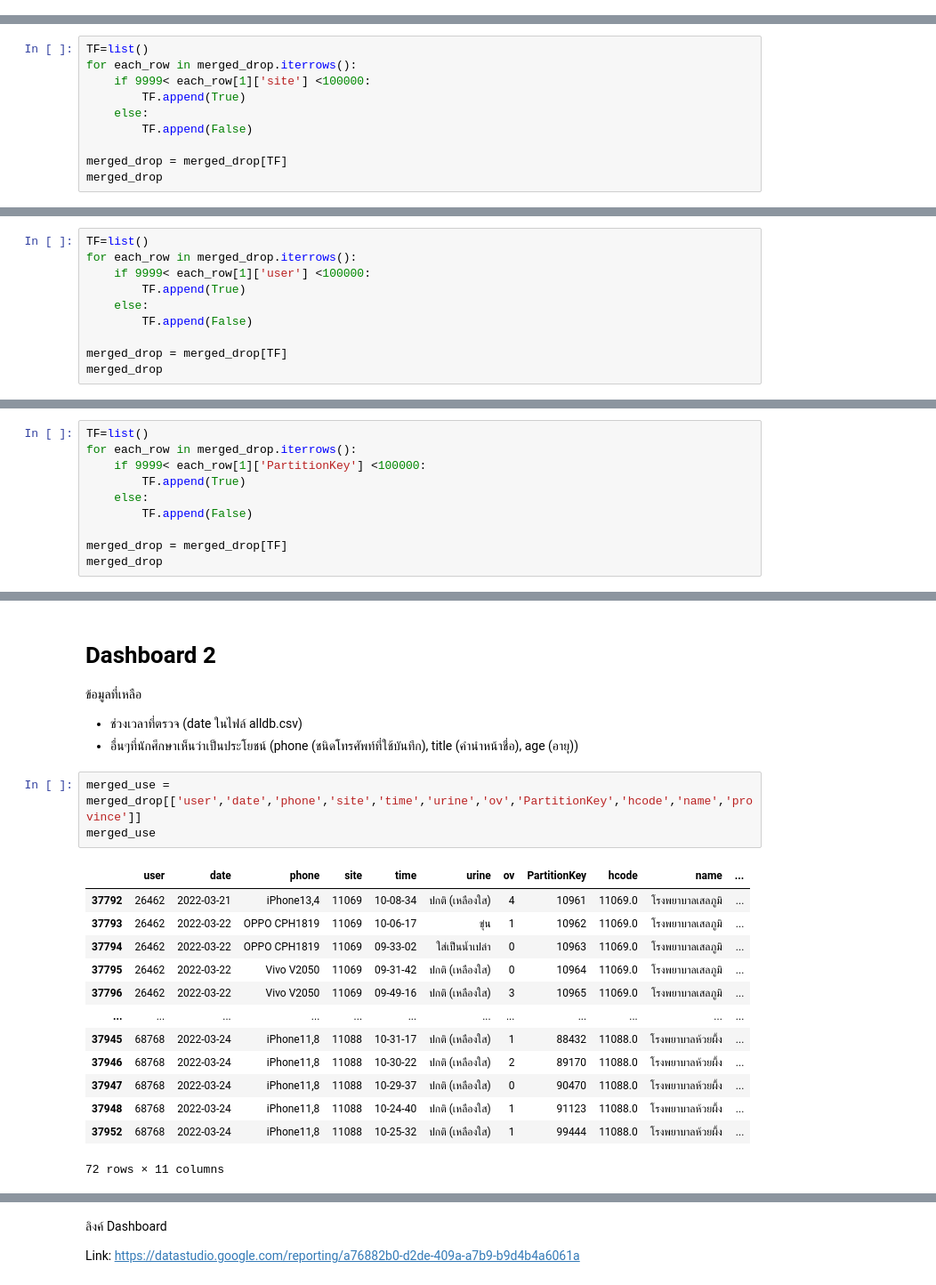
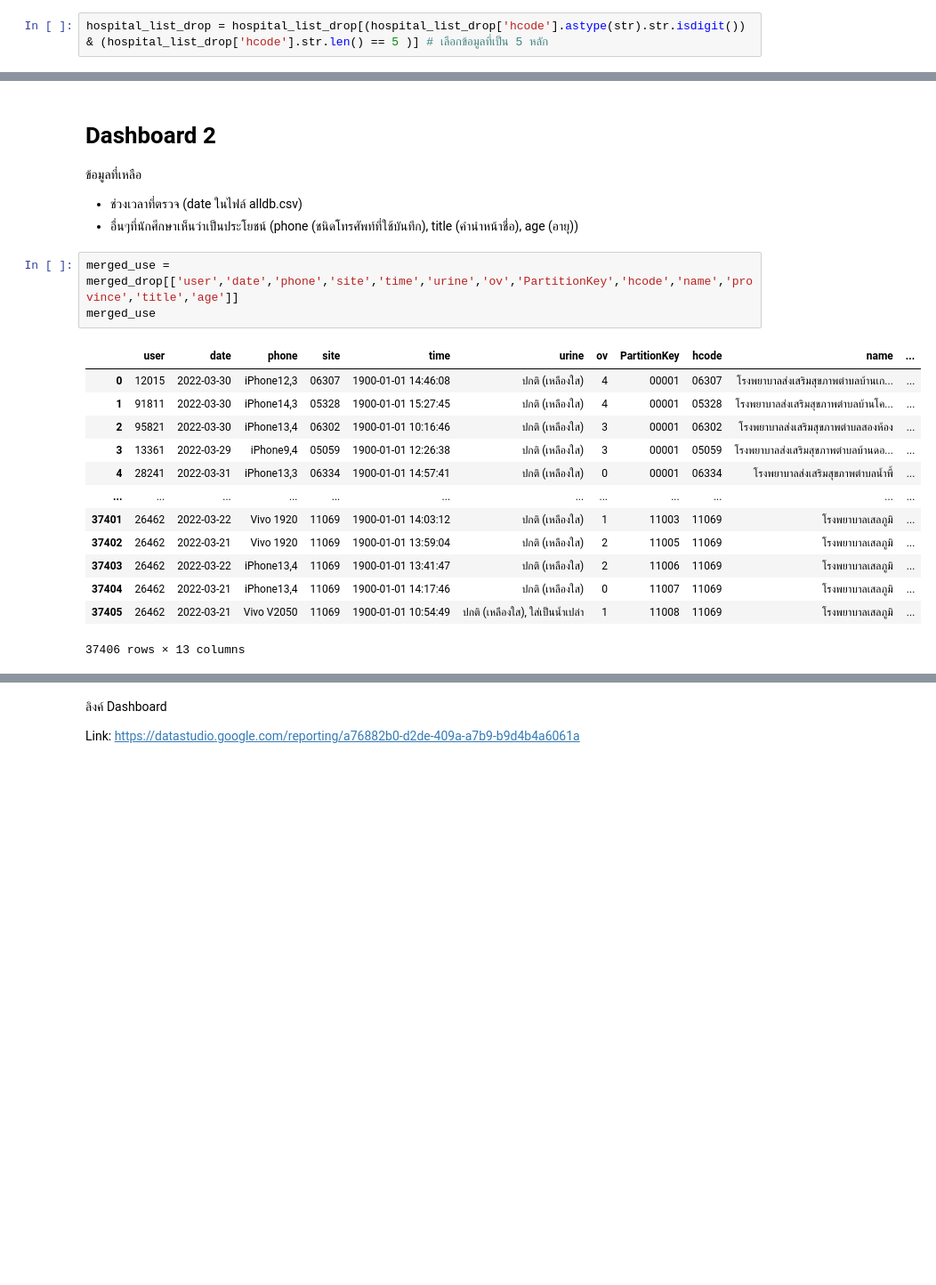
Before and after one commit to Thitichaya2000/data_viz_2022, a Jupyter notebook: Final_Exam.ipynb, the cells around one changed output, grey strips where cells are left out. Shown at 89% size. Drawn from its saved outputs; the diff is of its cells as text; blank space fills up the shorter version.

```diff
--- a/Final_Exam.ipynb
+++ b/Final_Exam.ipynb
@@ -893,0 +906,2 @@ See the caveats in the documentation: https://pandas.pydata.org/pandas-docs/stab
+# %%
+hospital_list_drop = hospital_list_drop[(hospital_list_drop['hcode'].astype(str).str.isdigit()) & (hospital_list_drop['hcode'].str.len() == 5 )] # เลือกข้อมูลที่เป็น 5 หลัก
@@ -994,10 +1019,0 @@ user & site & PartitionKey
-# %%
-TF=list()
-for each_row in merged_drop.iterrows():
-    if 9999< each_row[1]['site'] <100000:
-        TF.append(True)
-    else:
-        TF.append(False)
-
-merged_drop = merged_drop[TF]
-merged_drop
@@ -1018,10 +1019,0 @@ merged_drop
-# %%
-TF=list()
-for each_row in merged_drop.iterrows():
-    if 9999< each_row[1]['user'] <100000:
-        TF.append(True)
-    else:
-        TF.append(False)
-
-merged_drop = merged_drop[TF]
-merged_drop
@@ -1042,10 +1019,0 @@ merged_drop
-# %%
-TF=list()
-for each_row in merged_drop.iterrows():
-    if 9999< each_row[1]['PartitionKey'] <100000:
-        TF.append(True)
-    else:
-        TF.append(False)
-
-merged_drop = merged_drop[TF]
-merged_drop
@@ -1496,19 +1601,19 @@ data1.to_csv(os.path.join(path,'data1.csv')) # save เข้า drive เพื
 * ช่วงเวลาที่ตรวจ (date ในไฟล์ alldb.csv)
 * อื่นๆที่นักศึกษาเห็นว่าเป็นประโยชน์ (phone (ชนิดโทรศัพท์ที่ใช้บันทึก), title (คำนำหน้าชื่อ), age (อายุ))
 # %%
-merged_use = merged_drop[['user','date','phone','site','time','urine','ov','PartitionKey','hcode','name','province']]
+merged_use = merged_drop[['user','date','phone','site','time','urine','ov','PartitionKey','hcode','name','province','title','age']]
 merged_use
 # %% [output]
 |  | user | date | phone | site | time | urine | ov | PartitionKey | hcode | name | ... |
-| 37792 | 26462 | 2022-03-21 | iPhone13,4 | 11069 | 10-08-34 | ปกติ (เหลืองใส) | 4 | 10961 | 11069.0 | โรงพยาบาลเสลภูมิ | ... |
-| 37793 | 26462 | 2022-03-22 | OPPO CPH1819 | 11069 | 10-06-17 | ขุ่น | 1 | 10962 | 11069.0 | โรงพยาบาลเสลภูมิ | ... |
-| 37794 | 26462 | 2022-03-22 | OPPO CPH1819 | 11069 | 09-33-02 | ใส่เป็นน้ำเปล่า | 0 | 10963 | 11069.0 | โรงพยาบาลเสลภูมิ | ... |
-| 37795 | 26462 | 2022-03-22 | Vivo V2050 | 11069 | 09-31-42 | ปกติ (เหลืองใส) | 0 | 10964 | 11069.0 | โรงพยาบาลเสลภูมิ | ... |
-| 37796 | 26462 | 2022-03-22 | Vivo V2050 | 11069 | 09-49-16 | ปกติ (เหลืองใส) | 3 | 10965 | 11069.0 | โรงพยาบาลเสลภูมิ | ... |
+| 0 | 12015 | 2022-03-30 | iPhone12,3 | 06307 | 1900-01-01 14:46:08 | ปกติ (เหลืองใส) | 4 | 00001 | 06307 | โรงพยาบาลส่งเสริมสุขภาพตำบลบ้านเก... | ... |
+| 1 | 91811 | 2022-03-30 | iPhone14,3 | 05328 | 1900-01-01 15:27:45 | ปกติ (เหลืองใส) | 4 | 00001 | 05328 | โรงพยาบาลส่งเสริมสุขภาพตำบลบ้านโค... | ... |
+| 2 | 95821 | 2022-03-30 | iPhone13,4 | 06302 | 1900-01-01 10:16:46 | ปกติ (เหลืองใส) | 3 | 00001 | 06302 | โรงพยาบาลส่งเสริมสุขภาพตำบลสองห้อง | ... |
+| 3 | 13361 | 2022-03-29 | iPhone9,4 | 05059 | 1900-01-01 12:26:38 | ปกติ (เหลืองใส) | 3 | 00001 | 05059 | โรงพยาบาลส่งเสริมสุขภาพตำบลบ้านดอ... | ... |
+| 4 | 28241 | 2022-03-31 | iPhone13,3 | 06334 | 1900-01-01 14:57:41 | ปกติ (เหลืองใส) | 0 | 00001 | 06334 | โรงพยาบาลส่งเสริมสุขภาพตำบลน้ำพี้ | ... |
 | ... | ... | ... | ... | ... | ... | ... | ... | ... | ... | ... | ... |
-| 37945 | 68768 | 2022-03-24 | iPhone11,8 | 11088 | 10-31-17 | ปกติ (เหลืองใส) | 1 | 88432 | 11088.0 | โรงพยาบาลห้วยผึ้ง | ... |
-| 37946 | 68768 | 2022-03-24 | iPhone11,8 | 11088 | 10-30-22 | ปกติ (เหลืองใส) | 2 | 89170 | 11088.0 | โรงพยาบาลห้วยผึ้ง | ... |
-| 37947 | 68768 | 2022-03-24 | iPhone11,8 | 11088 | 10-29-37 | ปกติ (เหลืองใส) | 0 | 90470 | 11088.0 | โรงพยาบาลห้วยผึ้ง | ... |
-| 37948 | 68768 | 2022-03-24 | iPhone11,8 | 11088 | 10-24-40 | ปกติ (เหลืองใส) | 1 | 91123 | 11088.0 | โรงพยาบาลห้วยผึ้ง | ... |
-| 37952 | 68768 | 2022-03-24 | iPhone11,8 | 11088 | 10-25-32 | ปกติ (เหลืองใส) | 1 | 99444 | 11088.0 | โรงพยาบาลห้วยผึ้ง | ... |
+| 37401 | 26462 | 2022-03-22 | Vivo 1920 | 11069 | 1900-01-01 14:03:12 | ปกติ (เหลืองใส) | 1 | 11003 | 11069 | โรงพยาบาลเสลภูมิ | ... |
+| 37402 | 26462 | 2022-03-21 | Vivo 1920 | 11069 | 1900-01-01 13:59:04 | ปกติ (เหลืองใส) | 2 | 11005 | 11069 | โรงพยาบาลเสลภูมิ | ... |
+| 37403 | 26462 | 2022-03-22 | iPhone13,4 | 11069 | 1900-01-01 13:41:47 | ปกติ (เหลืองใส) | 2 | 11006 | 11069 | โรงพยาบาลเสลภูมิ | ... |
+| 37404 | 26462 | 2022-03-21 | iPhone13,4 | 11069 | 1900-01-01 14:17:46 | ปกติ (เหลืองใส) | 0 | 11007 | 11069 | โรงพยาบาลเสลภูมิ | ... |
+| 37405 | 26462 | 2022-03-21 | Vivo V2050 | 11069 | 1900-01-01 10:54:49 | ปกติ (เหลืองใส), ใส่เป็นน้ำเปล่า | 1 | 11008 | 11069 | โรงพยาบาลเสลภูมิ | ... |
-72 rows × 11 columns
+37406 rows × 13 columns
```
Also changed, not shown: parts of 97 cells of this notebook.
